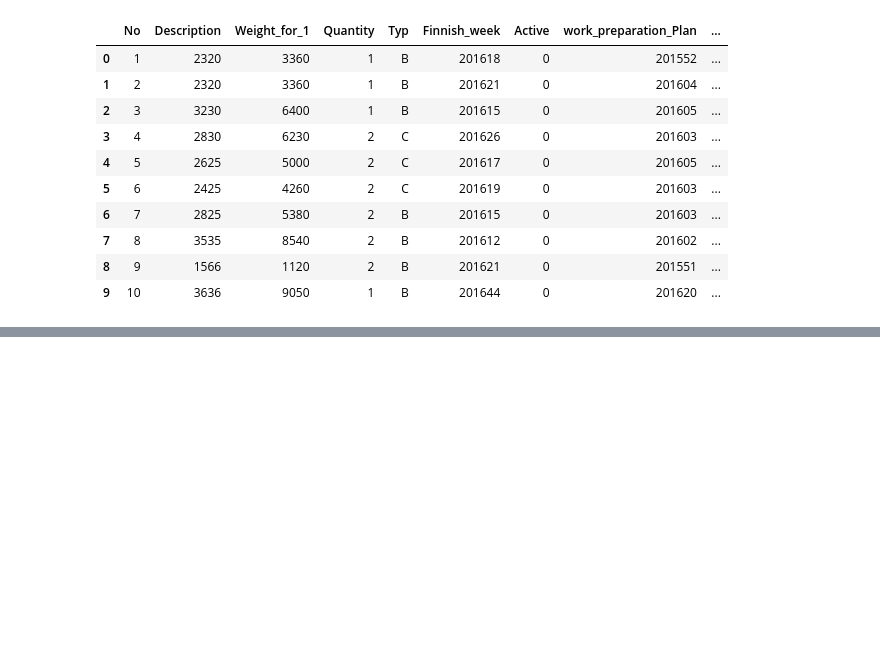
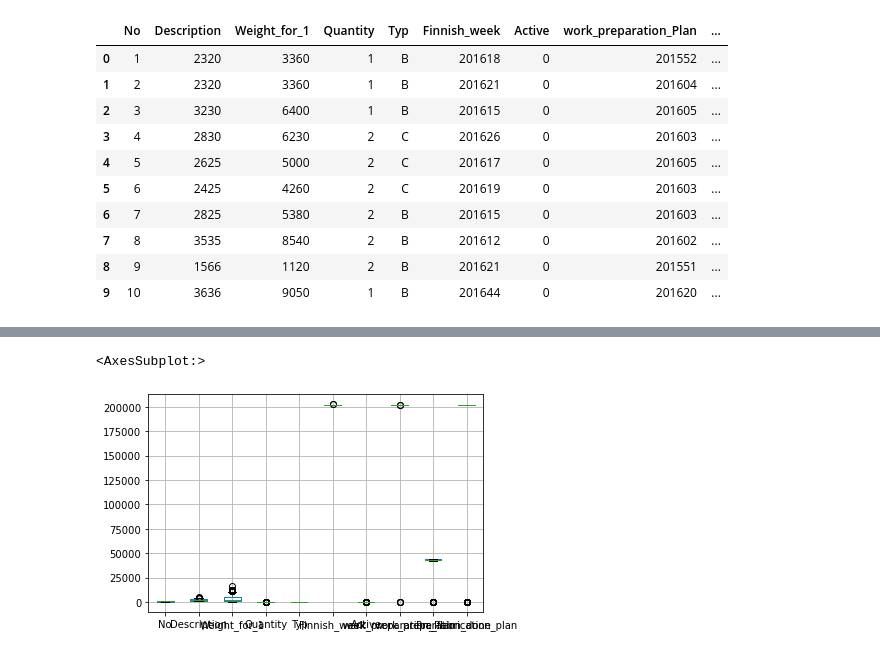
Before and after one commit to wszczawinski/DS_final_project, a Jupyter notebook: Orders.ipynb, the cells around one changed output, grey strips where cells are left out. Cells and saved outputs as stored; diff of their text form; code cells hidden in the pictures; blank space fills up the shorter version.

```diff
--- a/Orders.ipynb
+++ b/Orders.ipynb
@@ -28,0 +219,5 @@ orders_df.head(10)
+# %%
+orders_df.boxplot()
+# %% [output]
+<AxesSubplot:>
+[figure, added]
```
Also changed, not shown: parts of 23 cells of this notebook.
